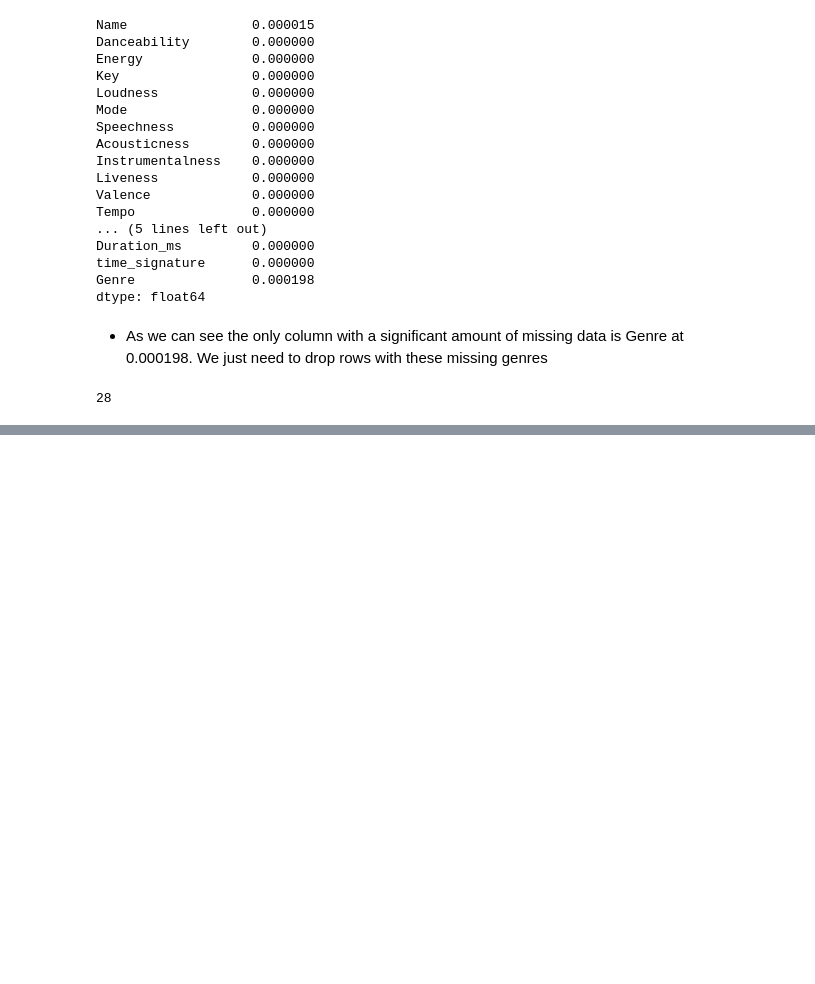
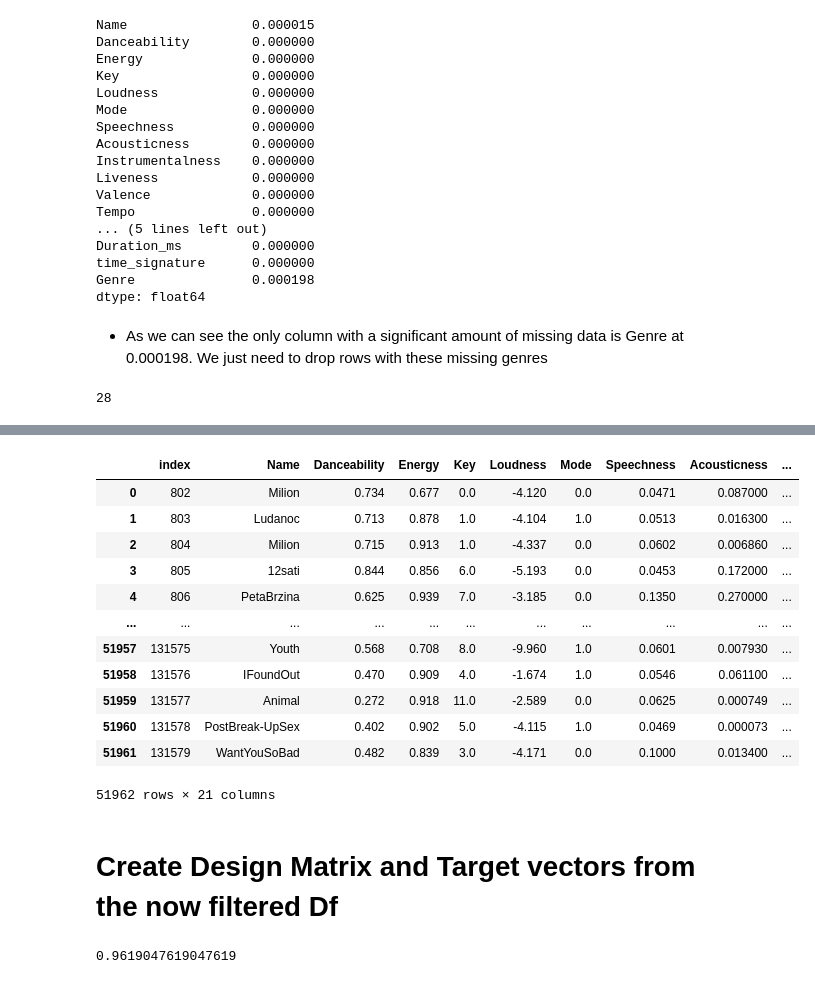
Before and after one commit to COGS118A/Group010-Sp22, a Jupyter notebook: model_test/model_tests.ipynb, the cells around one changed output, grey strips where cells are left out. Saved outputs shown, nothing was run; the diff lists cells and outputs as text; code cells hidden in the pictures; blank space fills up the shorter version.

Commit message:
Added song filter and cleaned data
song filter will cut all songs that are not in the top 5 genres
Will later classify songs based on top 5 genres with kNN? or some other model

```diff
--- a/model_test/model_tests.ipynb
+++ b/model_test/model_tests.ipynb
@@ -97,0 +202,55 @@ music.isna().sum().sum()
+# %%
+df = music # for testing
+
+df = df.rename({'Genre':'genres'}, axis='columns') # rename to match
+df = df.dropna()
+
+# combines subgenres into more general Genres. This function removes all genres outside of the top 5.
+# You can alter this to include more than the top 5 genres
+def CombineGenre(str_in):
+
+    try:
+        str_in = str_in.lower()
+        str_in = str_in.strip()
+
+        if 'rock' in str_in or 'prog' in str_in or 'gaze' in str_in or 'psych' in str_in:
+            output = 'Rock'
+        elif 'hip hop' in str_in or 'rap' in str_in or 'grime' in str_in or 'trap' in str_in:
+            output = 'Rap'
+        elif 'pop' in str_in:
+            output = 'Pop'
+        elif ('edm' in str_in or 'electronic' in str_in or 'house' in str_in or 'industrial' in str_in or 'glitch' in str_in
+                or 'idm' in str_in or 'techno' in str_in or 'garage' in str_in or 'reggeaton' in str_in or 'synth' in str_in
+                or 'dubstep' in str_in or 'trance' in str_in or 'wave' in str_in or 'electro' in str_in):
+            output = 'Electronic'
+        elif 'indie' in str_in:
+            output = 'Indie'
+        else:
+            output  = np.nan
+    except:
+        output = np.nan
+
+    return output
+
+# applys above function to combine genres
+df['genres'] = df['genres'].apply(CombineGenre)
+df = df.dropna() # removes all genres that were not combined before
+df = df.reset_index() # resets the index since we removed many rows
+df # shows now filtered df of music
+# df['genres'].value_counts() # shows number of songs in each top 5 genres
+# %% [output]
+|  | index | Name | Danceability | Energy | Key | Loudness | Mode | Speechness | Acousticness | ... |
+| 0 | 802 | Milion | 0.734 | 0.677 | 0.0 | -4.120 | 0.0 | 0.0471 | 0.087000 | ... |
+| 1 | 803 | Ludanoc | 0.713 | 0.878 | 1.0 | -4.104 | 1.0 | 0.0513 | 0.016300 | ... |
+| 2 | 804 | Milion | 0.715 | 0.913 | 1.0 | -4.337 | 0.0 | 0.0602 | 0.006860 | ... |
+| 3 | 805 | 12sati | 0.844 | 0.856 | 6.0 | -5.193 | 0.0 | 0.0453 | 0.172000 | ... |
+| 4 | 806 | PetaBrzina | 0.625 | 0.939 | 7.0 | -3.185 | 0.0 | 0.1350 | 0.270000 | ... |
+| ... | ... | ... | ... | ... | ... | ... | ... | ... | ... | ... |
+| 51957 | 131575 | Youth | 0.568 | 0.708 | 8.0 | -9.960 | 1.0 | 0.0601 | 0.007930 | ... |
+| 51958 | 131576 | IFoundOut | 0.470 | 0.909 | 4.0 | -1.674 | 1.0 | 0.0546 | 0.061100 | ... |
+| 51959 | 131577 | Animal | 0.272 | 0.918 | 11.0 | -2.589 | 0.0 | 0.0625 | 0.000749 | ... |
+| 51960 | 131578 | PostBreak-UpSex | 0.402 | 0.902 | 5.0 | -4.115 | 1.0 | 0.0469 | 0.000073 | ... |
+| 51961 | 131579 | WantYouSoBad | 0.482 | 0.839 | 3.0 | -4.171 | 0.0 | 0.1000 | 0.013400 | ... |
+51962 rows × 21 columns
+# %% [markdown]
+# Create Design Matrix and Target vectors from the now filtered Df
@@ -97,0 +259,19 @@ music.isna().sum().sum()
+# %%
+# Adapt this to work with design matrix later
+
+from sklearn.neighbors import (NeighborhoodComponentsAnalysis,
+KNeighborsClassifier)
+from sklearn.datasets import load_iris
+from sklearn.model_selection import train_test_split
+from sklearn.pipeline import Pipeline
+X, y = load_iris(return_X_y=True)
+X_train, X_test, y_train, y_test = train_test_split(X, y,
+stratify=y, test_size=0.7, random_state=42)
+nca = NeighborhoodComponentsAnalysis(random_state=42)
+knn = KNeighborsClassifier(n_neighbors=3)
+nca_pipe = Pipeline([('nca', nca), ('knn', knn)])
+nca_pipe.fit(X_train, y_train)
+
+print(nca_pipe.score(X_test, y_test))
+# %% [output]
+0.9619047619047619
```
Also changed, not shown: parts of 3 cells of this notebook.
